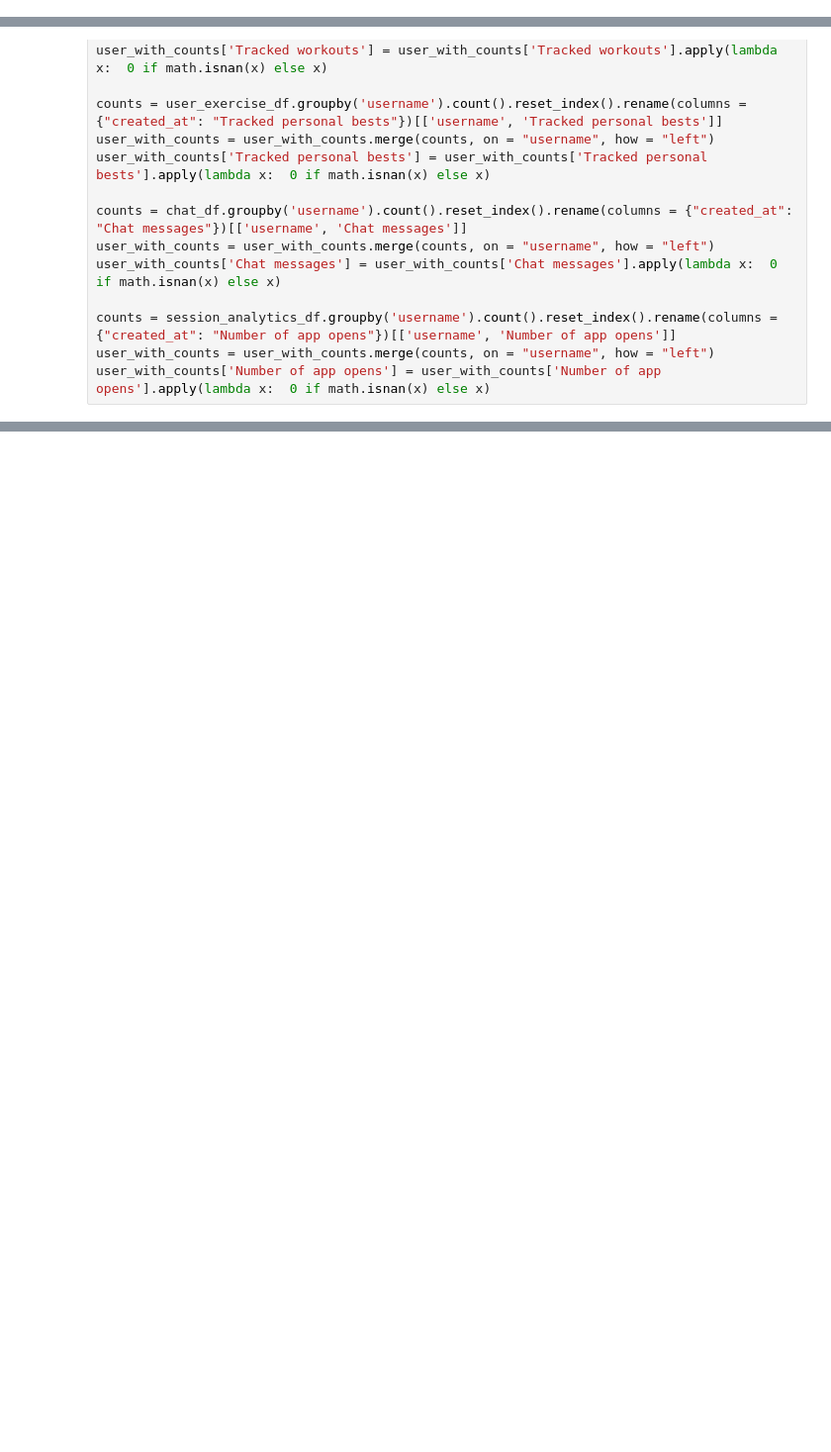
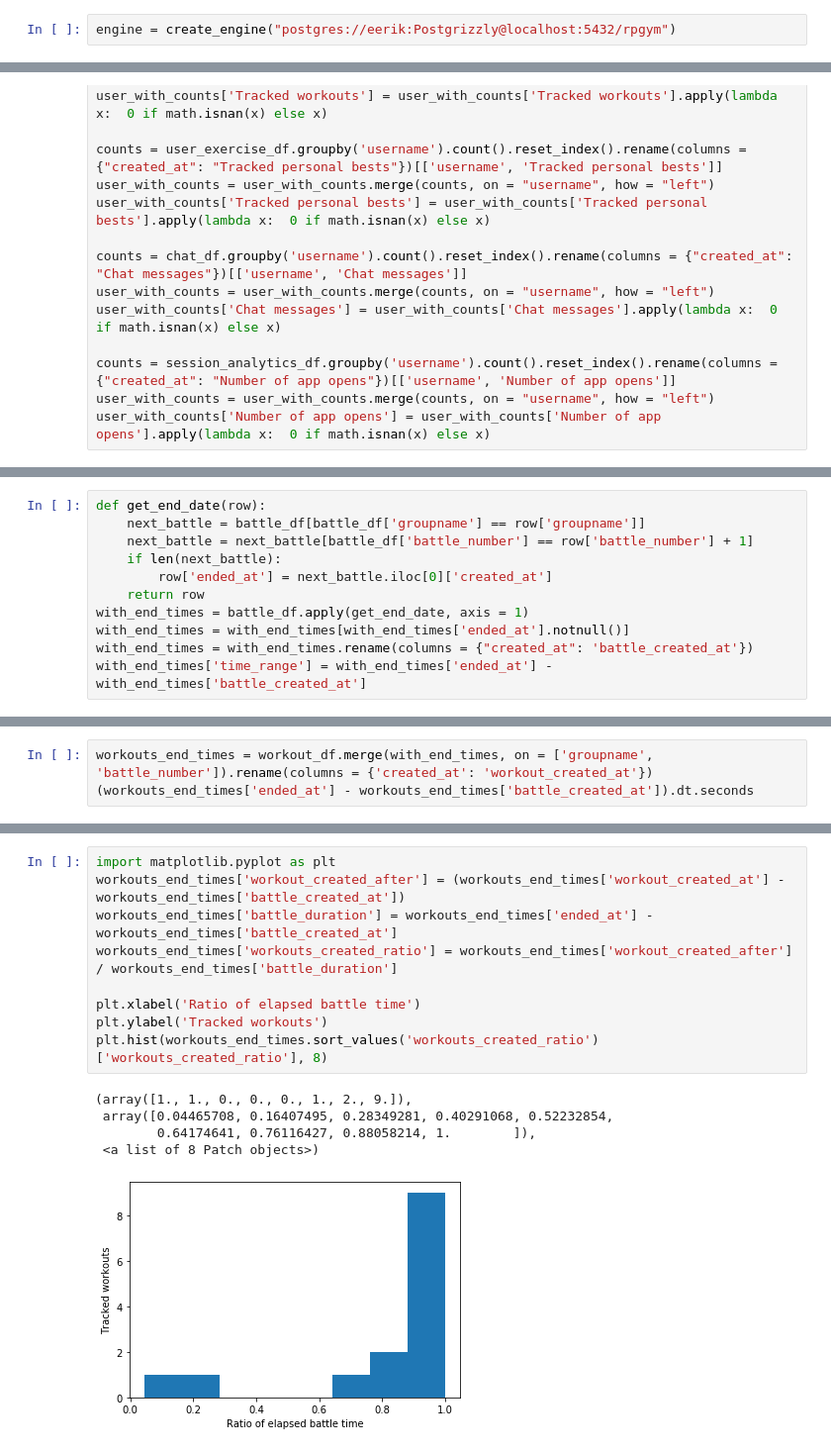
Before and after one commit to EerikSaksi/stat_buff, a Jupyter notebook: data/data_analysis.ipynb, the cells around one changed output, grey strips where cells are left out. Shown at 99% size. Cells and saved outputs as stored; diff of their text form; blank space fills up the shorter version.

```diff
--- a/data/data_analysis.ipynb
+++ b/data/data_analysis.ipynb
@@ -2,6 +2,8 @@
 from os import environ
 from sqlalchemy import create_engine
 import pandas as pd
+# %%
+engine = create_engine("postgres://eerik:Postgrizzly@localhost:5432/rpgym")
 # %%
 user_df = pd.read_sql_table(
     "user",
@@ -221,0 +181,11 @@ Boolean Series key will be reindexed to match DataFrame index.
+# %%
+def get_end_date(row):
+    next_battle = battle_df[battle_df['groupname'] == row['groupname']]
+    next_battle = next_battle[battle_df['battle_number'] == row['battle_number'] + 1]
+    if len(next_battle):
+        row['ended_at'] = next_battle.iloc[0]['created_at']
+    return row
+with_end_times = battle_df.apply(get_end_date, axis = 1)
+with_end_times = with_end_times[with_end_times['ended_at'].notnull()]
+with_end_times = with_end_times.rename(columns = {"created_at": 'battle_created_at'})
+with_end_times['time_range'] = with_end_times['ended_at'] - with_end_times['battle_created_at']
@@ -221,0 +210,3 @@ Boolean Series key will be reindexed to match DataFrame index.
+# %%
+workouts_end_times = workout_df.merge(with_end_times, on = ['groupname', 'battle_number']).rename(columns = {'created_at': 'workout_created_at'})
+(workouts_end_times['ended_at'] - workouts_end_times['battle_created_at']).dt.seconds
@@ -221,0 +229,15 @@ Boolean Series key will be reindexed to match DataFrame index.
+# %%
+import matplotlib.pyplot as plt
+workouts_end_times['workout_created_after'] = (workouts_end_times['workout_created_at'] - workouts_end_times['battle_created_at'])
+workouts_end_times['battle_duration'] = workouts_end_times['ended_at'] - workouts_end_times['battle_created_at']
+workouts_end_times['workouts_created_ratio'] = workouts_end_times['workout_created_after'] / workouts_end_times['battle_duration']
+
+plt.xlabel('Ratio of elapsed battle time')
+plt.ylabel('Tracked workouts')
+plt.hist(workouts_end_times.sort_values('workouts_created_ratio')['workouts_created_ratio'], 8)
+# %% [output]
+(array([1., 1., 0., 0., 0., 1., 2., 9.]),
+ array([0.04465708, 0.16407495, 0.28349281, 0.40291068, 0.52232854,
+        0.64174641, 0.76116427, 0.88058214, 1.        ]),
+ <a list of 8 Patch objects>)
+[figure, added]
```
Also changed, not shown: parts of 11 cells of this notebook, 5 other files.
